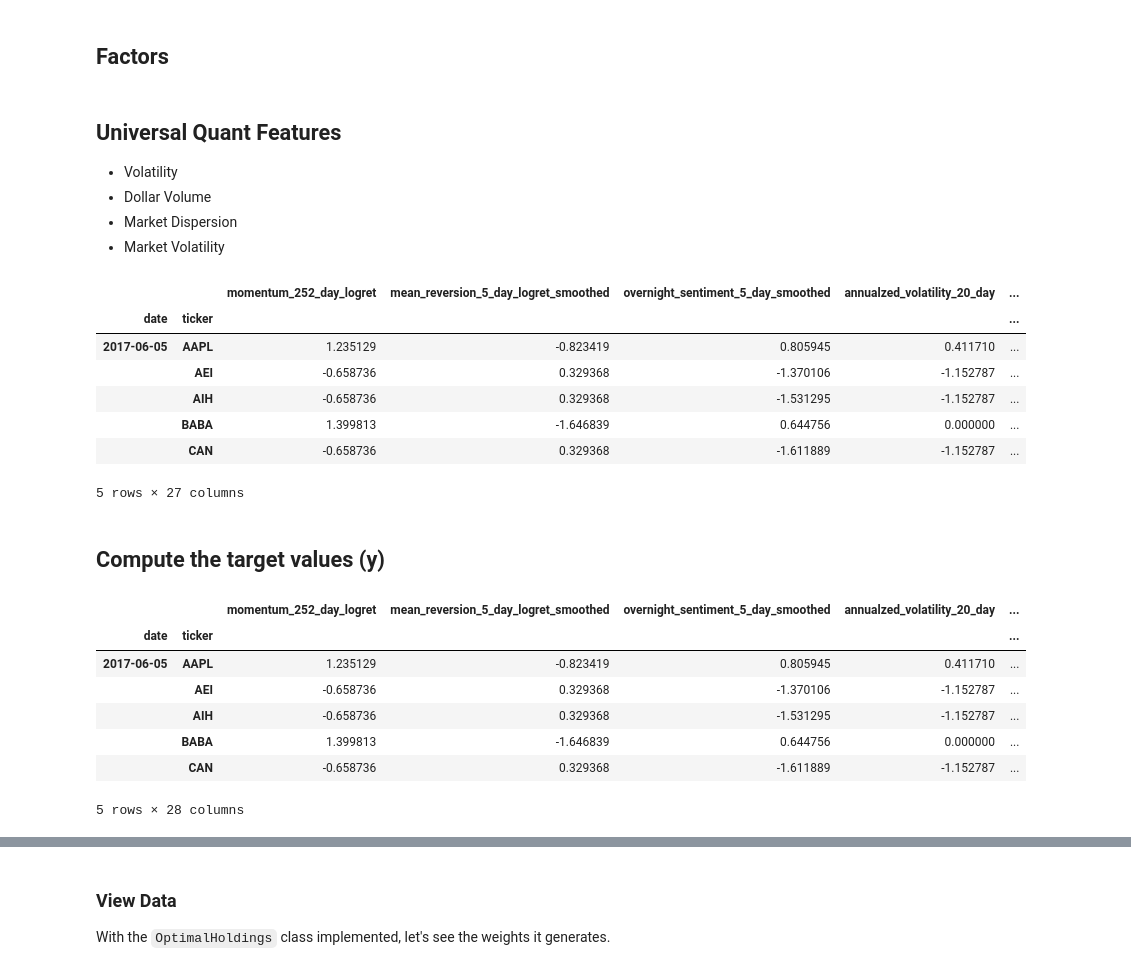
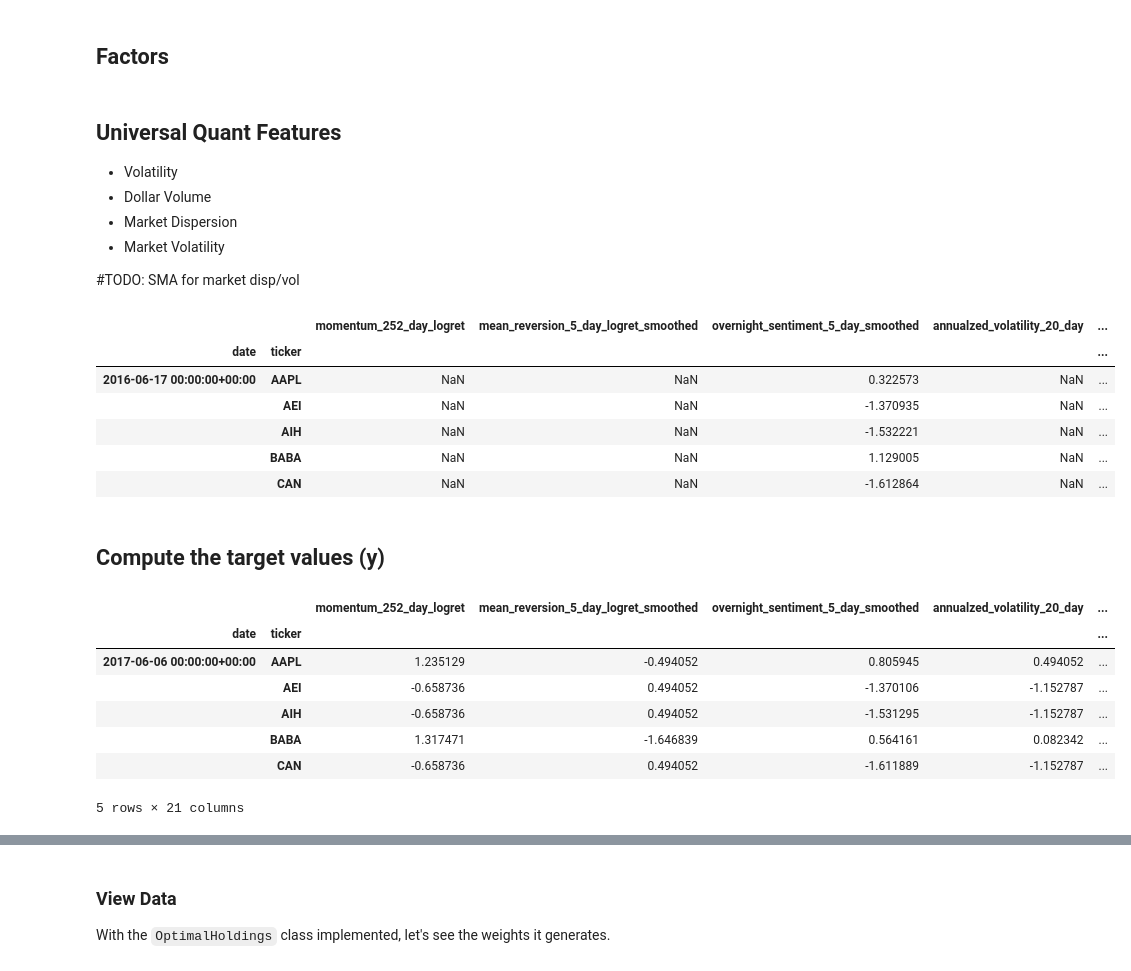
Before and after one commit to nmaiorana/svi-trading-tools, a Jupyter notebook: portfolio_analysis_ml.ipynb, the cells around one changed output, grey strips where cells are left out. Cells and saved outputs as stored; diff of their text form; code cells hidden in the pictures.

```diff
--- a/portfolio_analysis_ml.ipynb
+++ b/portfolio_analysis_ml.ipynb
@@ -253,7 +255,7 @@ all_factors = pd.concat(
     alpha_factors.FactorMomentum(price_histories, 252).demean().rank().zscore().for_al(),
     alpha_factors.FactorMeanReversion(price_histories, 5).demean().rank().zscore().smoothed().rank().zscore().for_al(),
     alpha_factors.OvernightSentiment(price_histories, 5).demean().rank().zscore().smoothed(10).rank().zscore().for_al()
-], axis=1).dropna()
+], axis=1)
 all_factors.sort_index(inplace=True)
 # %% [markdown]
 ## Universal Quant Features
@@ -262,6 +264,8 @@ all_factors.sort_index(inplace=True)
 - Dollar Volume
 - Market Dispersion
 - Market Volatility
+
+#TODO: SMA for market disp/vol
 # %%
 all_factors = pd.concat(
 [
@@ -274,37 +278,35 @@ all_factors = pd.concat(
     alpha_factors.MarketDispersion(price_histories, 120).for_al(),
     alpha_factors.MarketVolatility(price_histories, 20).for_al(),
     alpha_factors.MarketVolatility(price_histories, 120).for_al()
-], axis=1).dropna()
+], axis=1)
 all_factors.sort_index(inplace=True)
 # %%
 alpha_factors.FactorDateParts(all_factors)
-all_factors = pd.get_dummies(all_factors, columns=['weekday', 'quarter'])
 all_factors.head()
 # %% [output]
 |  |  | momentum_252_day_logret | mean_reversion_5_day_logret_smoothed | overnight_sentiment_5_day_smoothed | annualzed_volatility_20_day | ... |
 | date | ticker |  |  |  |  | ... |
-| 2017-06-05 | AAPL | 1.235129 | -0.823419 | 0.805945 | 0.411710 | ... |
-|  | AEI | -0.658736 | 0.329368 | -1.370106 | -1.152787 | ... |
-|  | AIH | -0.658736 | 0.329368 | -1.531295 | -1.152787 | ... |
-|  | BABA | 1.399813 | -1.646839 | 0.644756 | 0.000000 | ... |
-|  | CAN | -0.658736 | 0.329368 | -1.611889 | -1.152787 | ... |
+| 2016-06-17 00:00:00+00:00 | AAPL | NaN | NaN | 0.322573 | NaN | ... |
+|  | AEI | NaN | NaN | -1.370935 | NaN | ... |
+|  | AIH | NaN | NaN | -1.532221 | NaN | ... |
+|  | BABA | NaN | NaN | 1.129005 | NaN | ... |
+|  | CAN | NaN | NaN | -1.612864 | NaN | ... |
-5 rows × 27 columns
 # %% [markdown]
 ## Compute the target values (y)
 # %%
 all_factors = pd.concat(
 [
     all_factors,
-    alpha_factors.FactorReturnQuantiles(price_histories, 5, 5).for_al()
+    alpha_factors.FactorReturnQuantiles(price_histories, 2, 5).for_al()
 ], axis=1).dropna()
 all_factors.sort_index(inplace=True)
 all_factors.head()
 # %% [output]
 |  |  | momentum_252_day_logret | mean_reversion_5_day_logret_smoothed | overnight_sentiment_5_day_smoothed | annualzed_volatility_20_day | ... |
 | date | ticker |  |  |  |  | ... |
-| 2017-06-05 | AAPL | 1.235129 | -0.823419 | 0.805945 | 0.411710 | ... |
-|  | AEI | -0.658736 | 0.329368 | -1.370106 | -1.152787 | ... |
-|  | AIH | -0.658736 | 0.329368 | -1.531295 | -1.152787 | ... |
-|  | BABA | 1.399813 | -1.646839 | 0.644756 | 0.000000 | ... |
-|  | CAN | -0.658736 | 0.329368 | -1.611889 | -1.152787 | ... |
+| 2017-06-06 00:00:00+00:00 | AAPL | 1.235129 | -0.494052 | 0.805945 | 0.494052 | ... |
+|  | AEI | -0.658736 | 0.494052 | -1.370106 | -1.152787 | ... |
+|  | AIH | -0.658736 | 0.494052 | -1.531295 | -1.152787 | ... |
+|  | BABA | 1.317471 | -1.646839 | 0.564161 | 0.082342 | ... |
+|  | CAN | -0.658736 | 0.494052 | -1.611889 | -1.152787 | ... |
-5 rows × 28 columns
+5 rows × 21 columns
```
Also changed, not shown: parts of 41 cells of this notebook, 5 other files.
